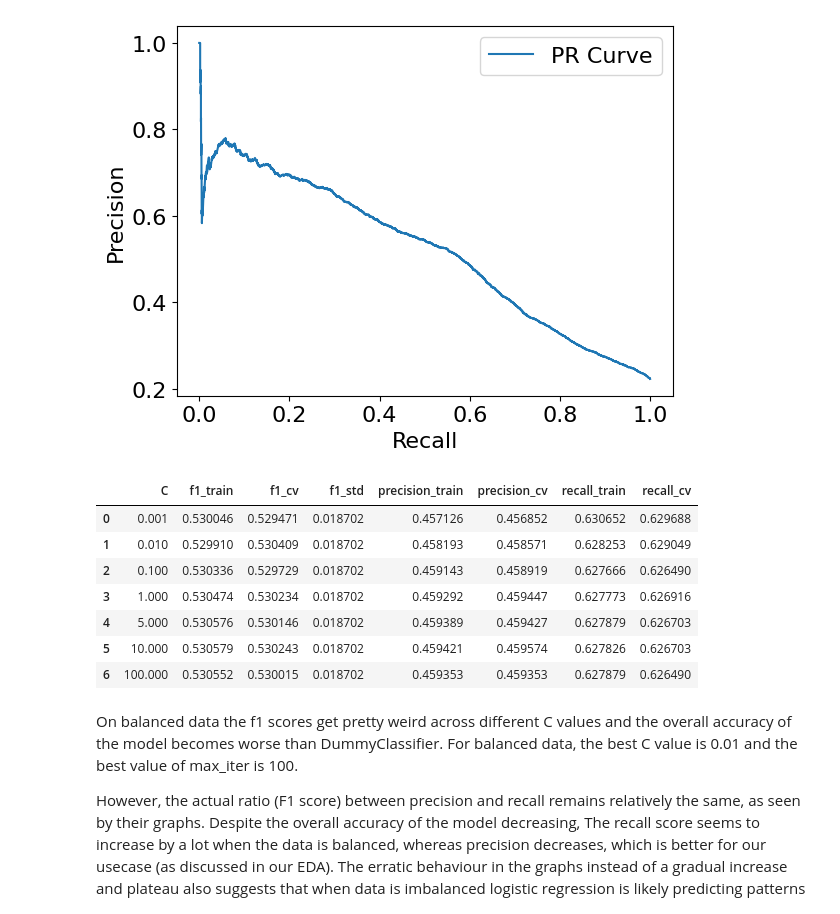
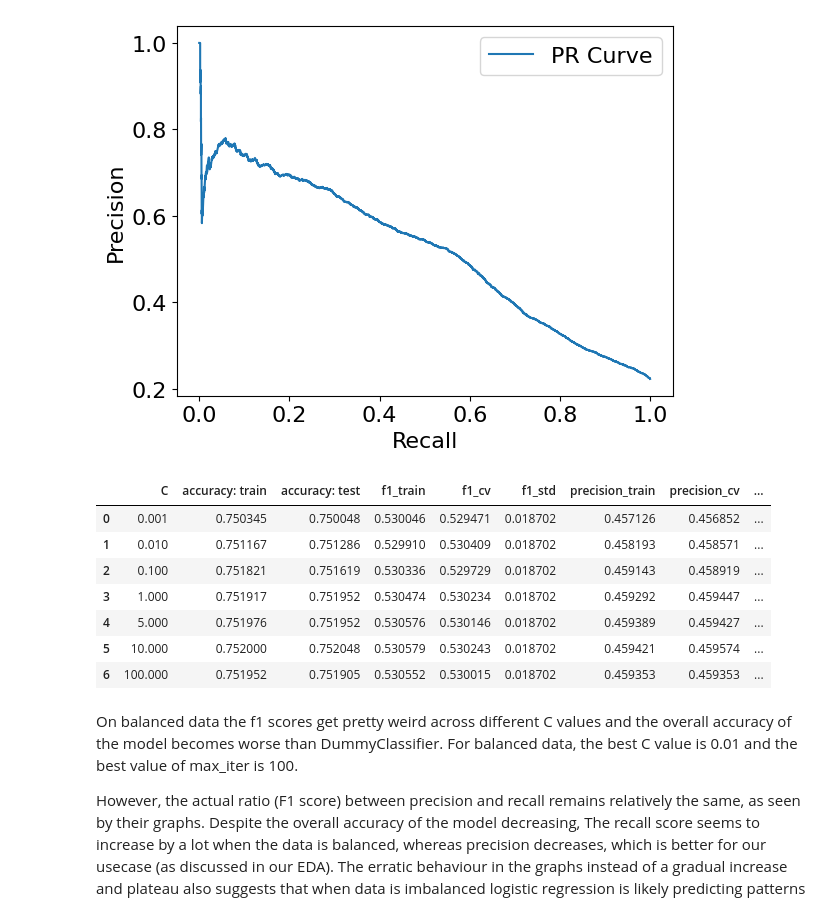
Before and after one commit to angshe/330hw5, a Jupyter notebook: hw5.ipynb, the cells around one changed output. Saved outputs shown, nothing was run; the diff lists cells and outputs as text; code cells hidden in the pictures.

```diff
--- a/hw5.ipynb
+++ b/hw5.ipynb
@@ -797,6 +799,8 @@ prec_bal_train_scores = []
 prec_bal_cv_scores = []
 rec_bal_train_scores = []
 rec_bal_cv_scores = []
+acc_bal_train_scores = []
+acc_bal_test_scores = []
 
 for C in C_vals:
     #     print(C)
@@ -806,7 +810,7 @@ for C in C_vals:
     )
     cv_results = cross_validate(
         pipe, X_train, y_train,
-        scoring=["f1", "precision", "recall"],
+        scoring=["accuracy","f1", "precision", "recall"],
         return_train_score=True
     )
 
@@ -817,6 +821,8 @@ for C in C_vals:
     prec_bal_cv_scores.append(cv_results["test_precision"].mean())
     rec_bal_train_scores.append(cv_results["train_recall"].mean())
     rec_bal_cv_scores.append(cv_results["test_recall"].mean())
+    acc_bal_train_scores.append(cv_results["train_accuracy"].mean())
+    acc_bal_test_scores.append(cv_results["test_accuracy"].mean())
 
 plt.semilogx(C_vals, f1_bal_train_scores, label="f1_train")
 plt.semilogx(C_vals, f1_bal_cv_scores, label="f1_valid")
@@ -846,16 +852,16 @@ plt.show()
 # %% [output]
 [figure]
 # %%
-pd.DataFrame({"C": C_vals, "f1_train": f1_bal_train_scores, "f1_cv": f1_bal_cv_scores, "f1_std": f1_bal_std_scores, "precision_train": prec_bal_train_scores, "precision_cv": prec_bal_cv_scores, "recall_train": rec_bal_train_scores, "recall_cv": rec_bal_cv_scores})
+pd.DataFrame({"C": C_vals, "accuracy: train": acc_bal_train_scores, "accuracy: test": acc_bal_test_scores, "f1_train": f1_bal_train_scores, "f1_cv": f1_bal_cv_scores, "f1_std": f1_bal_std_scores, "precision_train": prec_bal_train_scores, "precision_cv": prec_bal_cv_scores, "recall_train": rec_bal_train_scores, "recall_cv": rec_bal_cv_scores})
 # %% [output]
-|  | C | f1_train | f1_cv | f1_std | precision_train | precision_cv | recall_train | recall_cv |
-| 0 | 0.001 | 0.530046 | 0.529471 | 0.018702 | 0.457126 | 0.456852 | 0.630652 | 0.629688 |
-| 1 | 0.010 | 0.529910 | 0.530409 | 0.018702 | 0.458193 | 0.458571 | 0.628253 | 0.629049 |
-| 2 | 0.100 | 0.530336 | 0.529729 | 0.018702 | 0.459143 | 0.458919 | 0.627666 | 0.626490 |
-| 3 | 1.000 | 0.530474 | 0.530234 | 0.018702 | 0.459292 | 0.459447 | 0.627773 | 0.626916 |
-| 4 | 5.000 | 0.530576 | 0.530146 | 0.018702 | 0.459389 | 0.459427 | 0.627879 | 0.626703 |
-| 5 | 10.000 | 0.530579 | 0.530243 | 0.018702 | 0.459421 | 0.459574 | 0.627826 | 0.626703 |
-| 6 | 100.000 | 0.530552 | 0.530015 | 0.018702 | 0.459353 | 0.459353 | 0.627879 | 0.626490 |
+|  | C | accuracy: train | accuracy: test | f1_train | f1_cv | f1_std | precision_train | precision_cv | ... |
+| 0 | 0.001 | 0.750345 | 0.750048 | 0.530046 | 0.529471 | 0.018702 | 0.457126 | 0.456852 | ... |
+| 1 | 0.010 | 0.751167 | 0.751286 | 0.529910 | 0.530409 | 0.018702 | 0.458193 | 0.458571 | ... |
+| 2 | 0.100 | 0.751821 | 0.751619 | 0.530336 | 0.529729 | 0.018702 | 0.459143 | 0.458919 | ... |
+| 3 | 1.000 | 0.751917 | 0.751952 | 0.530474 | 0.530234 | 0.018702 | 0.459292 | 0.459447 | ... |
+| 4 | 5.000 | 0.751976 | 0.751952 | 0.530576 | 0.530146 | 0.018702 | 0.459389 | 0.459427 | ... |
+| 5 | 10.000 | 0.752000 | 0.752048 | 0.530579 | 0.530243 | 0.018702 | 0.459421 | 0.459574 | ... |
+| 6 | 100.000 | 0.751952 | 0.751905 | 0.530552 | 0.530015 | 0.018702 | 0.459353 | 0.459353 | ... |
 # %% [markdown]
 On balanced data the f1 scores get pretty weird across different C values and the overall accuracy of the model becomes worse than DummyClassifier. For balanced data, the best C value is 0.01 and the best value of max_iter is 100.
 
```
Also changed, not shown: parts of 24 cells of this notebook, 1 other file.
